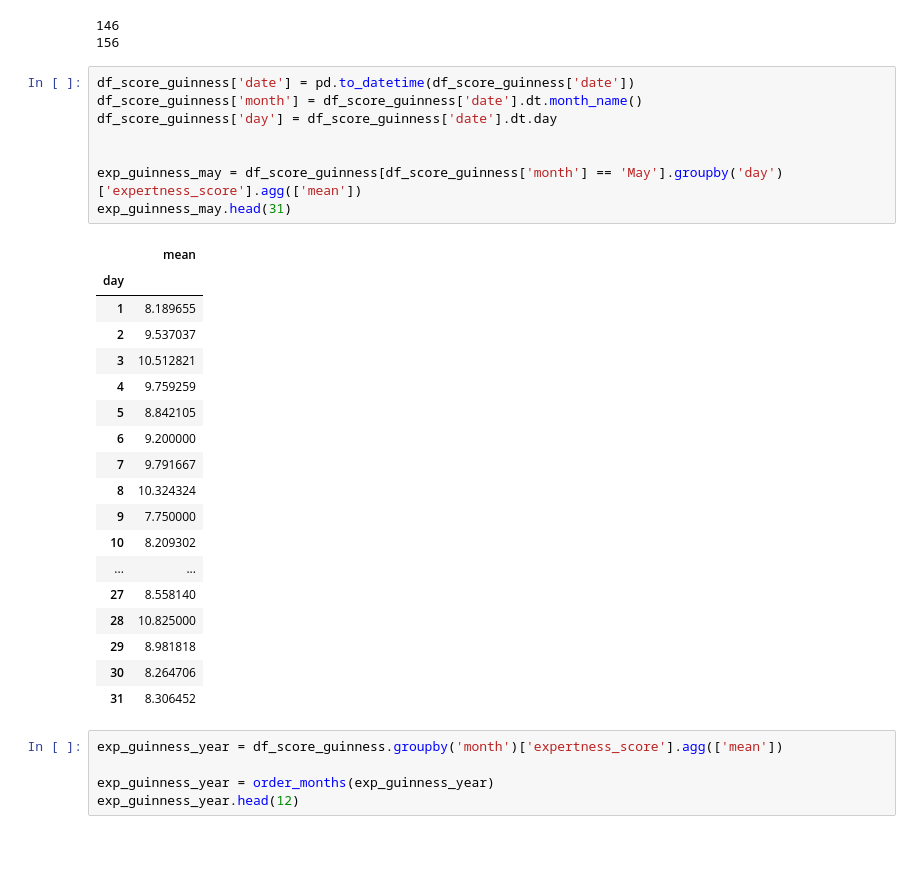
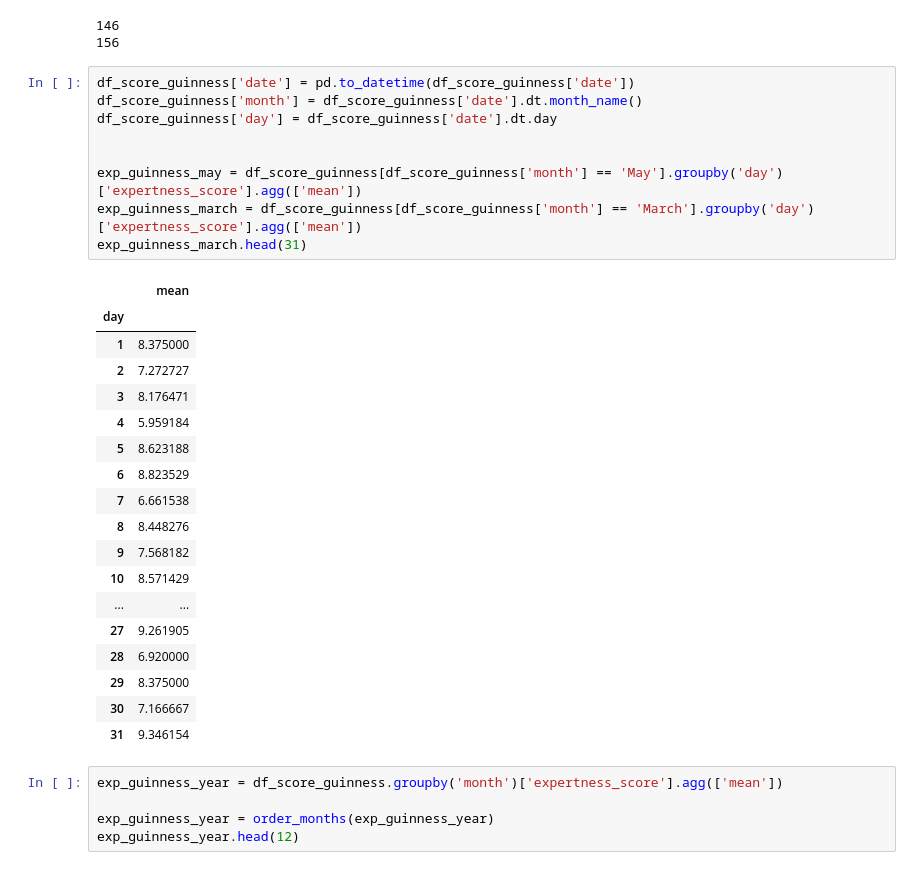
Before and after one commit to nada401/brewing-knowledge, a Jupyter notebook: src/scripts/quality_over_year/quality_over_year.ipynb, the cells around one changed output. Drawn from its saved outputs; the diff is of its cells as text.

```diff
--- a/src/scripts/quality_over_year/quality_over_year.ipynb
+++ b/src/scripts/quality_over_year/quality_over_year.ipynb
@@ -278,30 +284,31 @@ print(f"{df_score_irish.brewery_id.nunique()}\n{len(irish_brew_ids)}")
 # %%
 df_score_guinness['date'] = pd.to_datetime(df_score_guinness['date'])
 df_score_guinness['month'] = df_score_guinness['date'].dt.month_name()
 df_score_guinness['day'] = df_score_guinness['date'].dt.day
 
 
 exp_guinness_may = df_score_guinness[df_score_guinness['month'] == 'May'].groupby('day')['expertness_score'].agg(['mean'])
-exp_guinness_may.head(31)
+exp_guinness_march = df_score_guinness[df_score_guinness['month'] == 'March'].groupby('day')['expertness_score'].agg(['mean'])
+exp_guinness_march.head(31)
 # %% [output]
 |  | mean |
 | day |  |
-| 1 | 8.189655 |
-| 2 | 9.537037 |
-| 3 | 10.512821 |
-| 4 | 9.759259 |
-| 5 | 8.842105 |
-| 6 | 9.200000 |
-| 7 | 9.791667 |
-| 8 | 10.324324 |
-| 9 | 7.750000 |
-| 10 | 8.209302 |
+| 1 | 8.375000 |
+| 2 | 7.272727 |
+| 3 | 8.176471 |
+| 4 | 5.959184 |
+| 5 | 8.623188 |
+| 6 | 8.823529 |
+| 7 | 6.661538 |
+| 8 | 8.448276 |
+| 9 | 7.568182 |
+| 10 | 8.571429 |
 | ... | ... |
-| 27 | 8.558140 |
-| 28 | 10.825000 |
-| 29 | 8.981818 |
-| 30 | 8.264706 |
-| 31 | 8.306452 |
+| 27 | 9.261905 |
+| 28 | 6.920000 |
+| 29 | 8.375000 |
+| 30 | 7.166667 |
+| 31 | 9.346154 |
 # %%
 exp_guinness_year = df_score_guinness.groupby('month')['expertness_score'].agg(['mean'])
 
```
Also changed, not shown: parts of 16 cells of this notebook.
